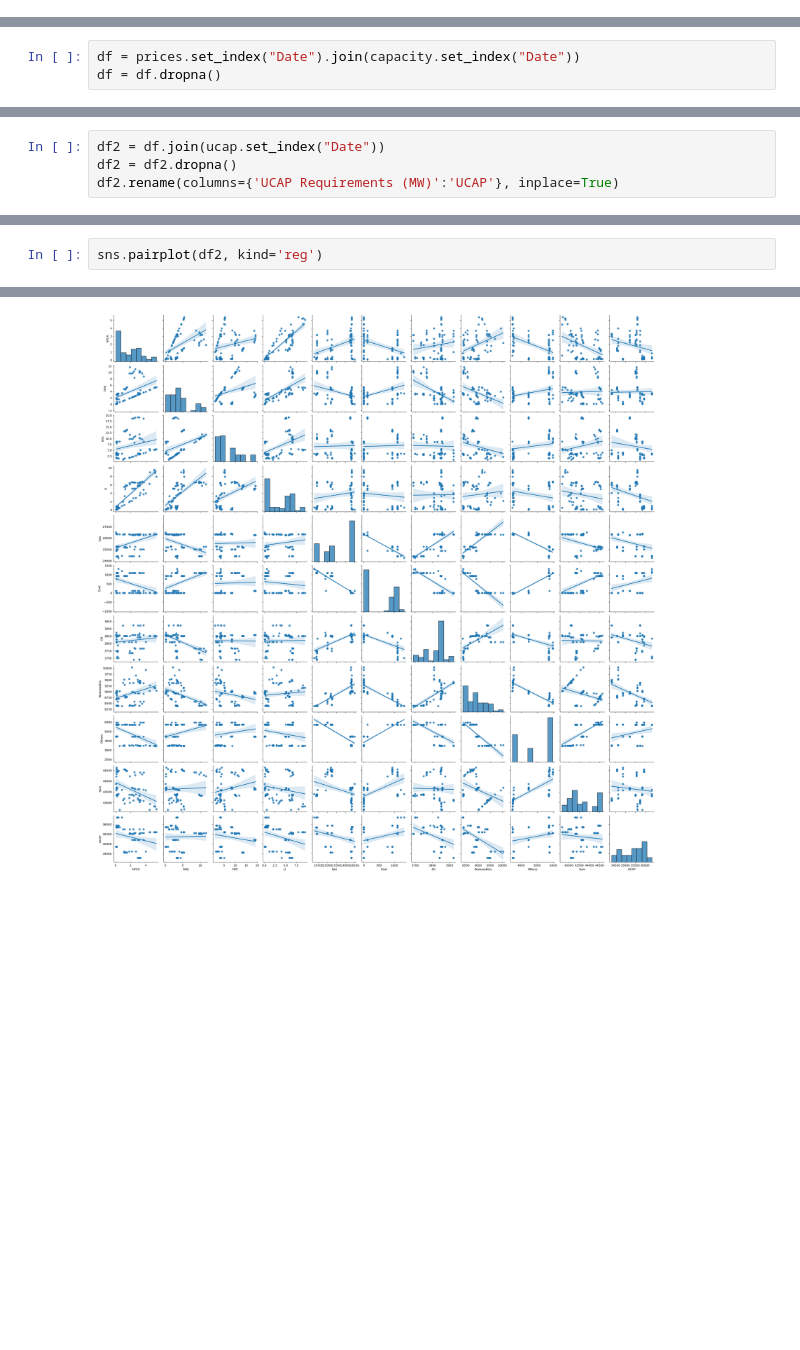
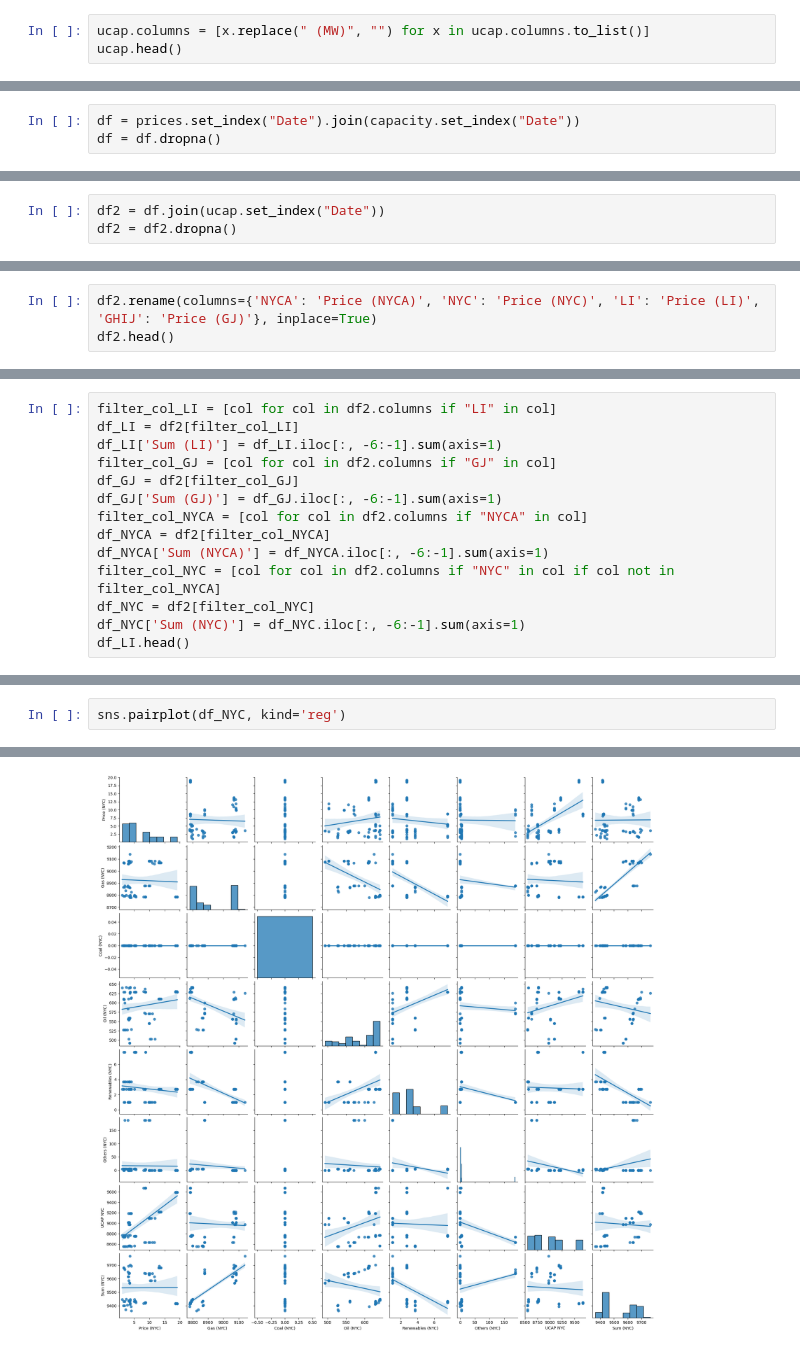
Before and after one commit to borvendegmate/tum_power_system_economics, a Jupyter notebook: code/pairplot.ipynb, the cells around one changed output, grey strips where cells are left out. Cells and saved outputs as stored; diff of their text form; blank space fills up the shorter version.

```diff
--- a/code/pairplot.ipynb
+++ b/code/pairplot.ipynb
@@ -63,0 +54,3 @@ capacity_dev.head()
+# %%
+ucap.columns = [x.replace(" (MW)", "") for x in ucap.columns.to_list()]
+ucap.head()
@@ -77,4 +78,3 @@ df.head()
 # %%
 df2 = df.join(ucap.set_index("Date"))
 df2 = df2.dropna()
-df2.rename(columns={'UCAP Requirements (MW)':'UCAP'}, inplace=True)
@@ -90,0 +81,3 @@ df2.head()
+# %%
+df2.rename(columns={'NYCA': 'Price (NYCA)', 'NYC': 'Price (NYC)', 'LI': 'Price (LI)', 'GHIJ': 'Price (GJ)'}, inplace=True)
+df2.head()
@@ -90,0 +93,14 @@ df2.head()
+# %%
+filter_col_LI = [col for col in df2.columns if "LI" in col]
+df_LI = df2[filter_col_LI]
+df_LI['Sum (LI)'] = df_LI.iloc[:, -6:-1].sum(axis=1)
+filter_col_GJ = [col for col in df2.columns if "GJ" in col]
+df_GJ = df2[filter_col_GJ]
+df_GJ['Sum (GJ)'] = df_GJ.iloc[:, -6:-1].sum(axis=1)
+filter_col_NYCA = [col for col in df2.columns if "NYCA" in col]
+df_NYCA = df2[filter_col_NYCA]
+df_NYCA['Sum (NYCA)'] = df_NYCA.iloc[:, -6:-1].sum(axis=1)
+filter_col_NYC = [col for col in df2.columns if "NYC" in col if col not in filter_col_NYCA]
+df_NYC = df2[filter_col_NYC]
+df_NYC['Sum (NYC)'] = df_NYC.iloc[:, -6:-1].sum(axis=1)
+df_LI.head()
@@ -96,5 +140,5 @@ sns.pairplot(df, kind='reg')
 # %%
-sns.pairplot(df2, kind='reg')
+sns.pairplot(df_NYC, kind='reg')
 # %% [output]
 <seaborn.axisgrid.PairGrid at 0x...>
-[figure, old version]
+[figure, new version]
```
Also changed, not shown: parts of 14 cells of this notebook, 1 other file.
